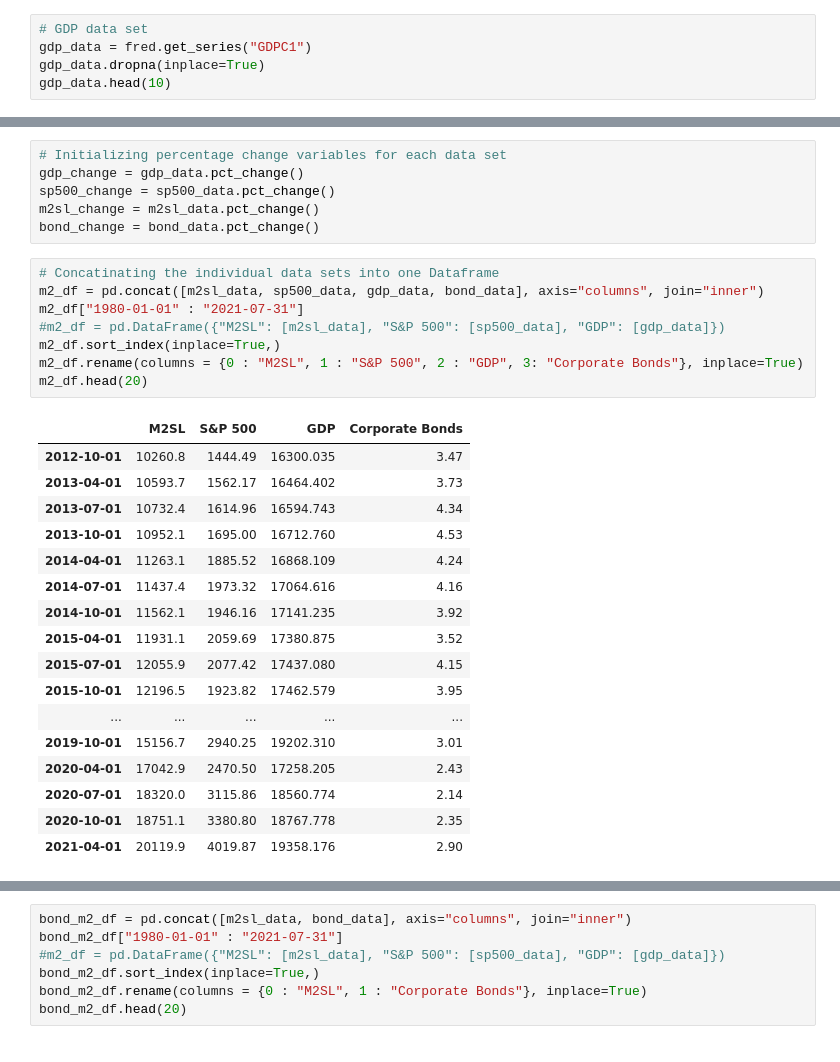
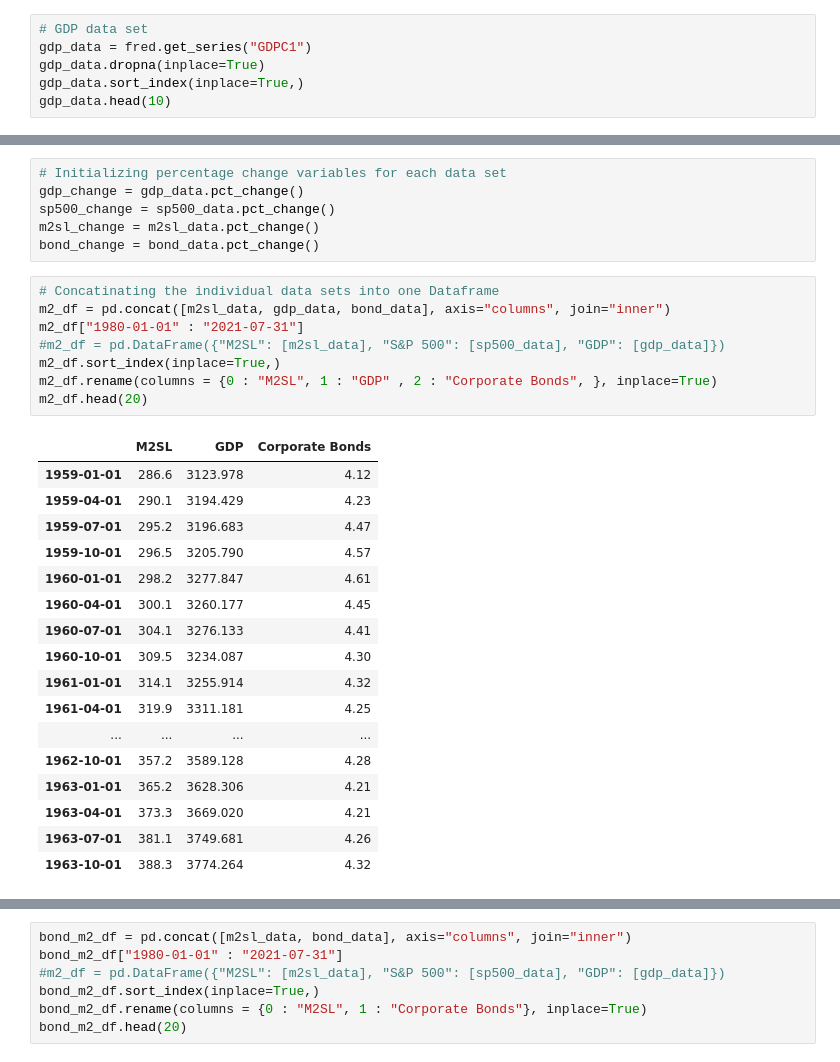
Before and after one commit to schm1263/Fintech_Project_1, a Jupyter notebook: FinTech_Project_Bonds_CM.ipynb, the cells around one changed output, grey strips where cells are left out. Drawn from its saved outputs; the diff is of its cells as text.

Commit message:
Final Code Push for Bond data and Correlations

```diff
--- a/FinTech_Project_Bonds_CM.ipynb
+++ b/FinTech_Project_Bonds_CM.ipynb
@@ -108,6 +82,7 @@ dtype: float64
 # GDP data set
 gdp_data = fred.get_series("GDPC1")
 gdp_data.dropna(inplace=True)
+gdp_data.sort_index(inplace=True,)
 gdp_data.head(10)
 # %% [output]
 1947-01-01    2034.450
@@ -129,29 +104,29 @@ m2sl_change = m2sl_data.pct_change()
 bond_change = bond_data.pct_change()
 # %%
 # Concatinating the individual data sets into one Dataframe
-m2_df = pd.concat([m2sl_data, sp500_data, gdp_data, bond_data], axis="columns", join="inner")
+m2_df = pd.concat([m2sl_data, gdp_data, bond_data], axis="columns", join="inner")
 m2_df["1980-01-01" : "2021-07-31"]
 #m2_df = pd.DataFrame({"M2SL": [m2sl_data], "S&P 500": [sp500_data], "GDP": [gdp_data]})
 m2_df.sort_index(inplace=True,)
-m2_df.rename(columns = {0 : "M2SL", 1 : "S&P 500", 2 : "GDP", 3: "Corporate Bonds"}, inplace=True)
+m2_df.rename(columns = {0 : "M2SL", 1 : "GDP" , 2 : "Corporate Bonds", }, inplace=True)
 m2_df.head(20)
 # %% [output]
-|  | M2SL | S&P 500 | GDP | Corporate Bonds |
-| 2012-10-01 | 10260.8 | 1444.49 | 16300.035 | 3.47 |
-| 2013-04-01 | 10593.7 | 1562.17 | 16464.402 | 3.73 |
-| 2013-07-01 | 10732.4 | 1614.96 | 16594.743 | 4.34 |
-| 2013-10-01 | 10952.1 | 1695.00 | 16712.760 | 4.53 |
-| 2014-04-01 | 11263.1 | 1885.52 | 16868.109 | 4.24 |
-| 2014-07-01 | 11437.4 | 1973.32 | 17064.616 | 4.16 |
-| 2014-10-01 | 11562.1 | 1946.16 | 17141.235 | 3.92 |
-| 2015-04-01 | 11931.1 | 2059.69 | 17380.875 | 3.52 |
-| 2015-07-01 | 12055.9 | 2077.42 | 17437.080 | 4.15 |
-| 2015-10-01 | 12196.5 | 1923.82 | 17462.579 | 3.95 |
-| ... | ... | ... | ... | ... |
-| 2019-10-01 | 15156.7 | 2940.25 | 19202.310 | 3.01 |
-| 2020-04-01 | 17042.9 | 2470.50 | 17258.205 | 2.43 |
-| 2020-07-01 | 18320.0 | 3115.86 | 18560.774 | 2.14 |
-| 2020-10-01 | 18751.1 | 3380.80 | 18767.778 | 2.35 |
-| 2021-04-01 | 20119.9 | 4019.87 | 19358.176 | 2.90 |
+|  | M2SL | GDP | Corporate Bonds |
+| 1959-01-01 | 286.6 | 3123.978 | 4.12 |
+| 1959-04-01 | 290.1 | 3194.429 | 4.23 |
+| 1959-07-01 | 295.2 | 3196.683 | 4.47 |
+| 1959-10-01 | 296.5 | 3205.790 | 4.57 |
+| 1960-01-01 | 298.2 | 3277.847 | 4.61 |
+| 1960-04-01 | 300.1 | 3260.177 | 4.45 |
+| 1960-07-01 | 304.1 | 3276.133 | 4.41 |
+| 1960-10-01 | 309.5 | 3234.087 | 4.30 |
+| 1961-01-01 | 314.1 | 3255.914 | 4.32 |
+| 1961-04-01 | 319.9 | 3311.181 | 4.25 |
+| ... | ... | ... | ... |
+| 1962-10-01 | 357.2 | 3589.128 | 4.28 |
+| 1963-01-01 | 365.2 | 3628.306 | 4.21 |
+| 1963-04-01 | 373.3 | 3669.020 | 4.21 |
+| 1963-07-01 | 381.1 | 3749.681 | 4.26 |
+| 1963-10-01 | 388.3 | 3774.264 | 4.32 |
 # %%
 # Creating a percentage change Dataframe of each data set
```
Also changed, not shown: parts of 65 cells of this notebook, 9 other files.
